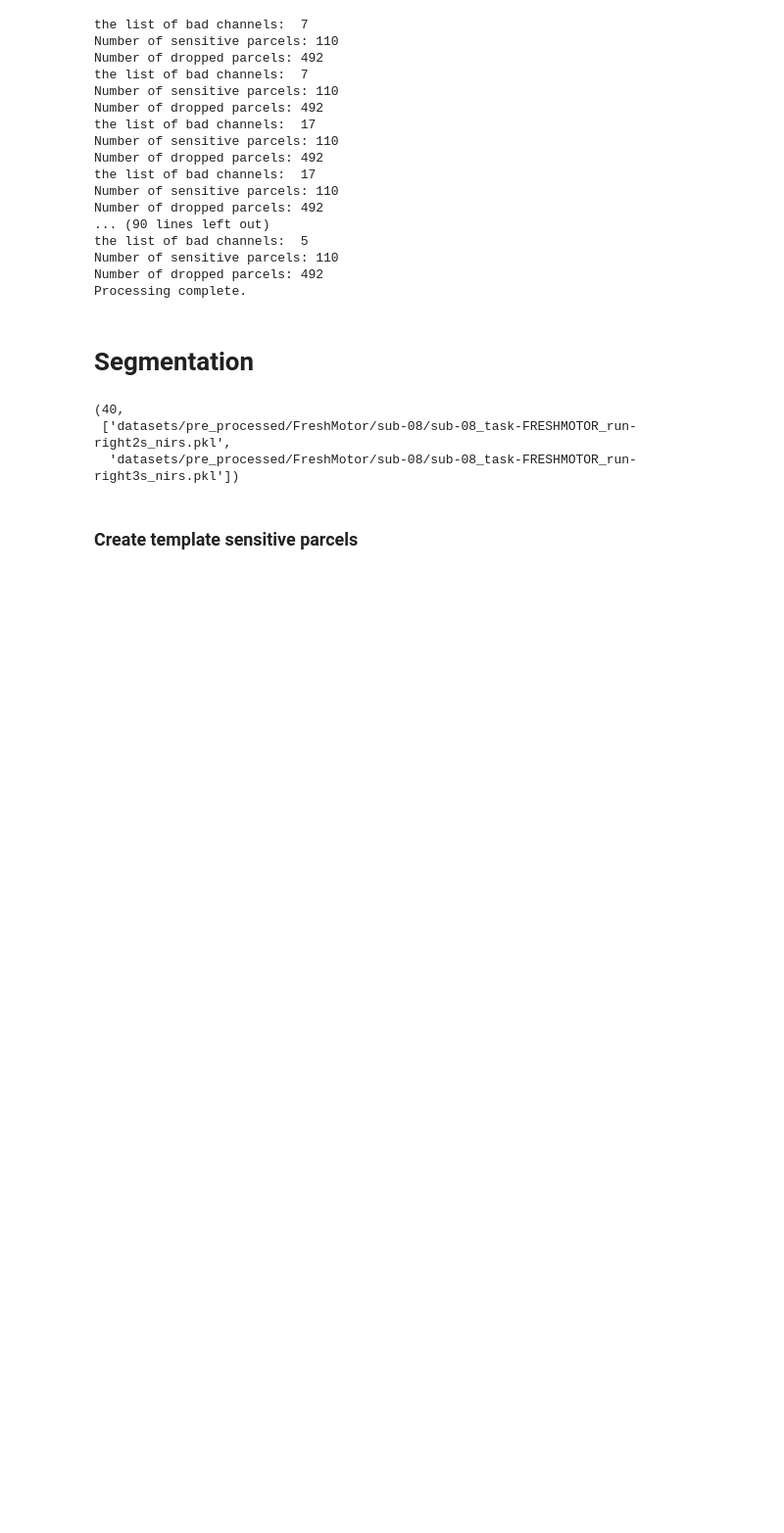
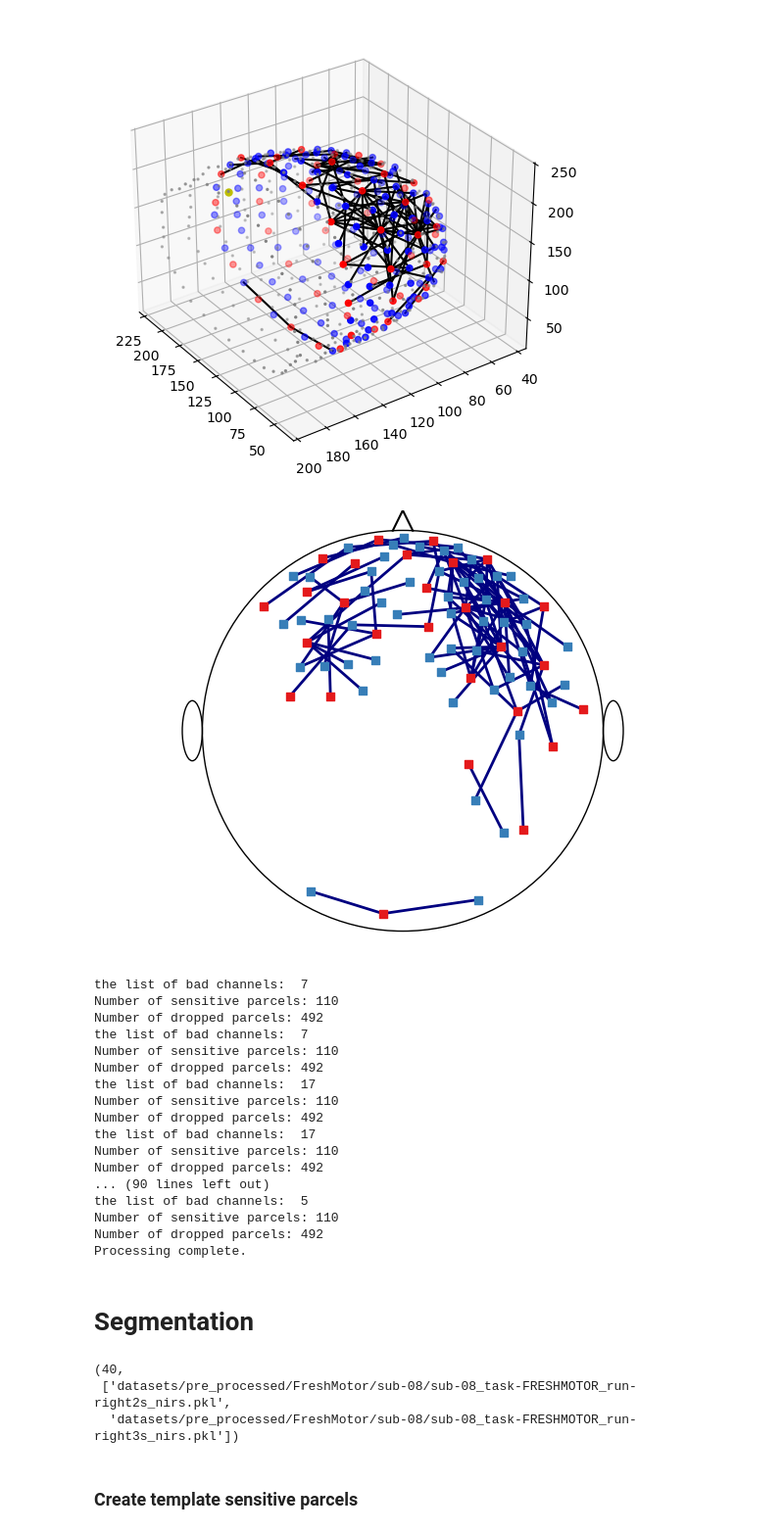
Before and after one commit to orabe/fNIRS_SparseToDense, a Jupyter notebook: notebooks/image_space_processing_segments_V2.ipynb, the cells around one changed output. Shown at 98% size. Cells and saved outputs as stored; diff of their text form; code cells hidden in the pictures; blank space fills up the shorter version.

```diff
--- a/notebooks/image_space_processing_segments_V2.ipynb
+++ b/notebooks/image_space_processing_segments_V2.ipynb
@@ -307,0 +457,15 @@ total simulated energy: 100000000.00    absorbed: 65.33148%
+# %%
+# parcel_dOD dims: (wavelength, channel, parcel)
+sens_per_chs = np.abs(parcel_dOD).mean(dim="wavelength").max(dim="parcel")
+
+# sort channels by sensitivity
+sorted_idx = np.argsort(sens_per_chs.values)[::-1]
+sorted_channels = sens_per_chs.channel.values[sorted_idx]
+sorted_weights = sens_per_chs.values[sorted_idx]
+
+# top N channels
+N = 100
+top_channels = sorted_channels[:N]
+top_weights = sorted_weights[:N]
+
+print(top_channels)
@@ -308,3 +486,30 @@ total simulated energy: 100000000.00    absorbed: 65.33148%
+# %%
+# plot after subsetting channels
+
+rec_sub = copy.deepcopy(rec)
+rec_sub['amp'] = rec['amp'].sel(channel=top_channels)
+
+plot_montage3D(rec_sub['amp'], rec_sub.geo3d)
+
+
+fig, ax = plt.subplots(1, 1)
+
+cedalion.vis.anatomy.scalp_plot(
+    rec_sub['amp'],
+    geo3d_snapped_ijk,
+    np.ones(rec_sub['amp'].channel.size),
+    ax,
+    cmap="jet",
+    title="",
+    vmin=1,
+    vmax=1,
+    cb_label="",
+    add_colorbar=False,
+)
+plt.tight_layout()
+# %% [output]
+[figure, added]
+[figure, added]
 # %%
 subject_to_rec = {}
 skipped_subjects = []
```
Also changed, not shown: parts of 17 cells of this notebook.
